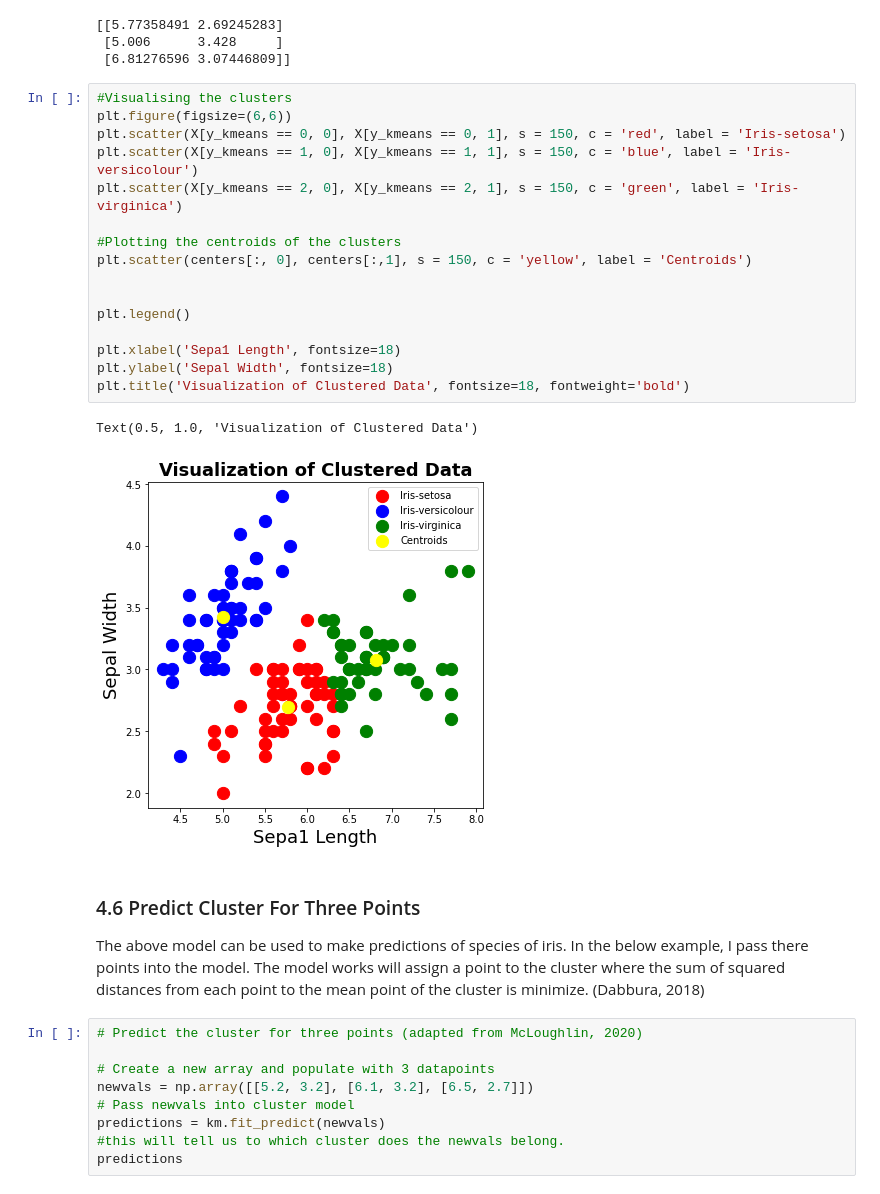
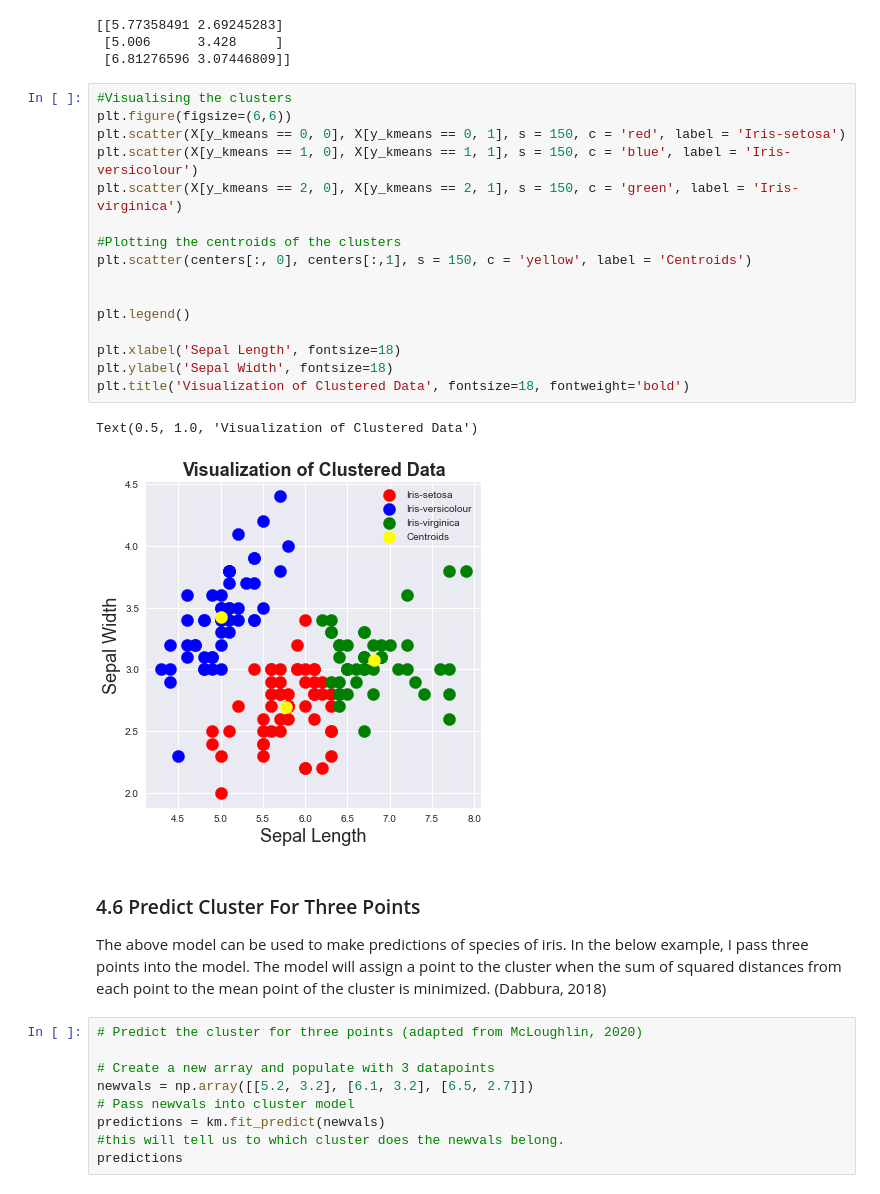
Before and after one commit to pcaulfie/sqrt2, a Jupyter notebook: Tasks2020.ipynb, the cells around one changed output. Drawn from its saved outputs; the diff is of its cells as text.

```diff
--- a/Tasks2020.ipynb
+++ b/Tasks2020.ipynb
@@ -694,25 +694,25 @@ print(centers)
 # %%
 #Visualising the clusters
 plt.figure(figsize=(6,6))
 plt.scatter(X[y_kmeans == 0, 0], X[y_kmeans == 0, 1], s = 150, c = 'red', label = 'Iris-setosa')
 plt.scatter(X[y_kmeans == 1, 0], X[y_kmeans == 1, 1], s = 150, c = 'blue', label = 'Iris-versicolour')
 plt.scatter(X[y_kmeans == 2, 0], X[y_kmeans == 2, 1], s = 150, c = 'green', label = 'Iris-virginica')
 
 #Plotting the centroids of the clusters
 plt.scatter(centers[:, 0], centers[:,1], s = 150, c = 'yellow', label = 'Centroids')
 
 
 plt.legend()
 
-plt.xlabel('Sepa1 Length', fontsize=18)
+plt.xlabel('Sepal Length', fontsize=18)
 plt.ylabel('Sepal Width', fontsize=18)
 plt.title('Visualization of Clustered Data', fontsize=18, fontweight='bold')
 # %% [output]
 Text(0.5, 1.0, 'Visualization of Clustered Data')
-[figure, old version]
+[figure, new version]
 # %% [markdown]
 ### 4.6 Predict Cluster For Three Points
-The above model can be used to make predictions of species of iris. In the below example, I pass there points into the model. The model works will assign a point to the cluster where the sum of squared distances from each point to the mean point of the cluster is minimize. (Dabbura, 2018)
+The above model can be used to make predictions of species of iris. In the below example, I pass three points into the model. The model will assign a point to the cluster when the sum of squared distances from each point to the mean point of the cluster is minimized. (Dabbura, 2018)
 # %%
 # Predict the cluster for three points (adapted from McLoughlin, 2020)
 
```
Also changed, not shown: parts of 23 cells of this notebook.
